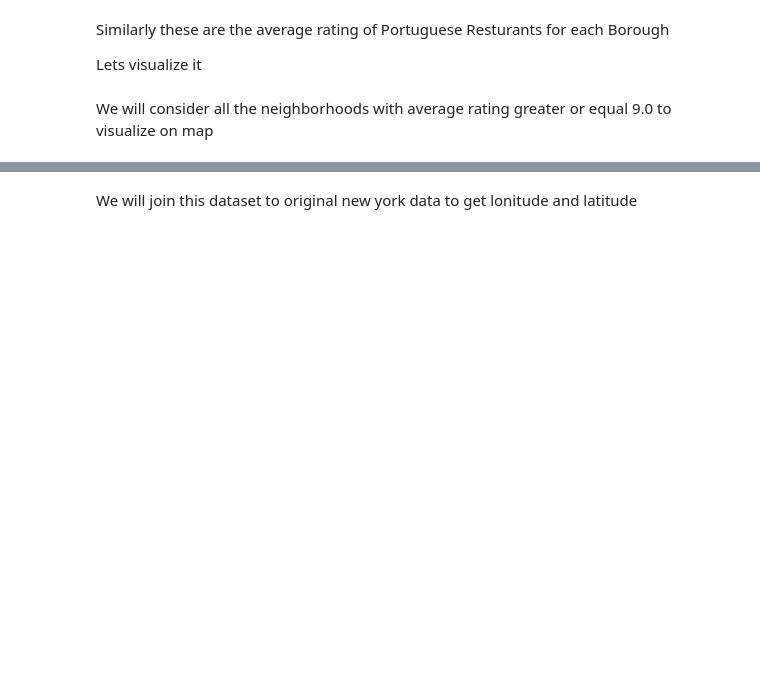
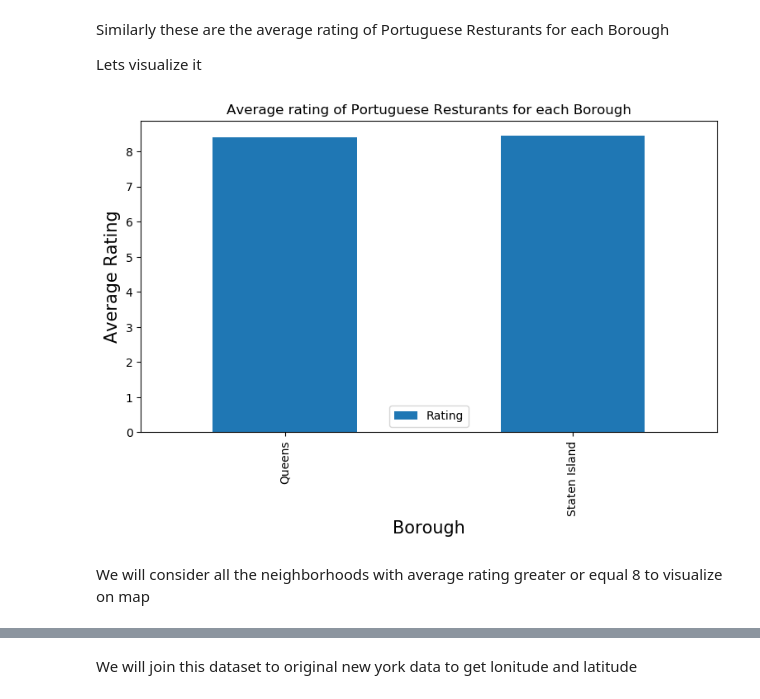
Before and after one commit to correiapedro439/github-coursera-, a Jupyter notebook: Battle of neighborhoods Week 1_2.ipynb, the cells around one changed output, grey strips where cells are left out. Drawn from its saved outputs; the diff is of its cells as text; code cells hidden in the pictures; blank space fills up the shorter version.

```diff
--- a/Battle of neighborhoods Week 1_2.ipynb
+++ b/Battle of neighborhoods Week 1_2.ipynb
@@ -475,17 +501,19 @@ Lets visualize it
 # %%
 plt.figure(figsize=(9,5), dpi = 100)
 # title
 plt.title('Average rating of Portuguese Resturants for each Borough')
 #On x-axis
 plt.xlabel('Borough', fontsize = 15)
 #On y-axis
 plt.ylabel('Average Rating', fontsize=15)
 #giving a bar plot
-indian_rest_stats_ny.groupby('Borough').mean()['Rating'].plot(kind='bar')
+Portuguese_rest_stats_ny.groupby('Borough').mean()['Rating'].plot(kind='bar')
 #legend
 plt.legend()
 #displays the plot
 plt.show()
+# %% [output]
+[figure, added]
 # %% [markdown]
-We will consider all the neighborhoods with average rating greater or equal 9.0 to visualize on map
+We will consider all the neighborhoods with average rating greater or equal 8 to visualize on map
 # %%
```
Also changed, not shown: parts of 12 cells of this notebook.
